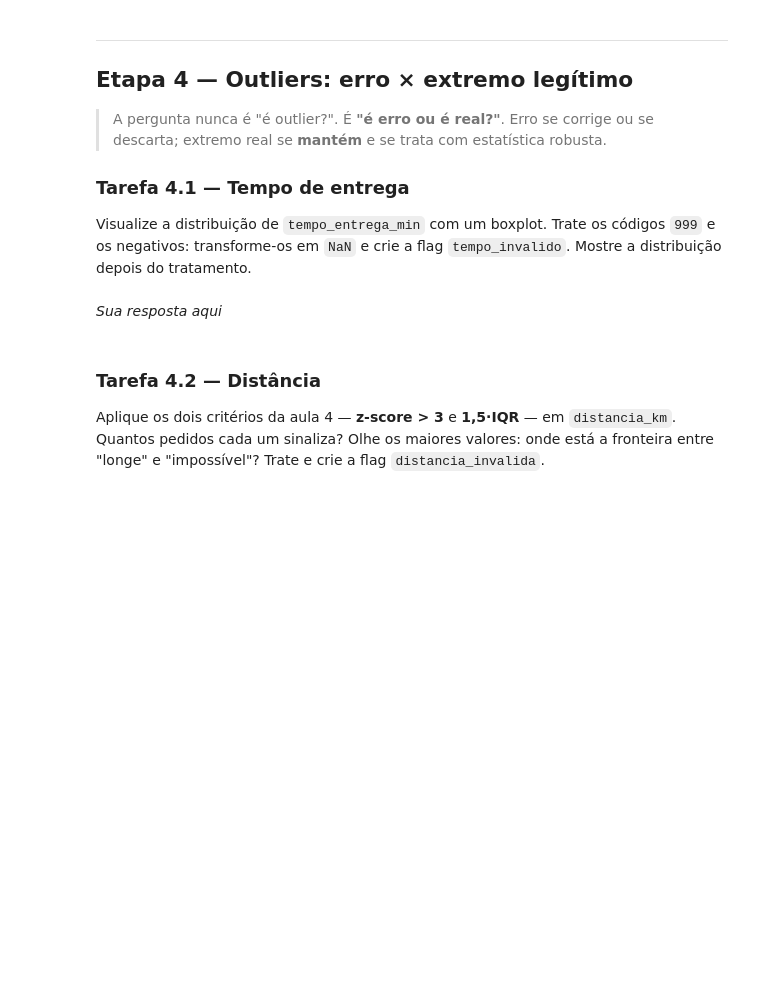
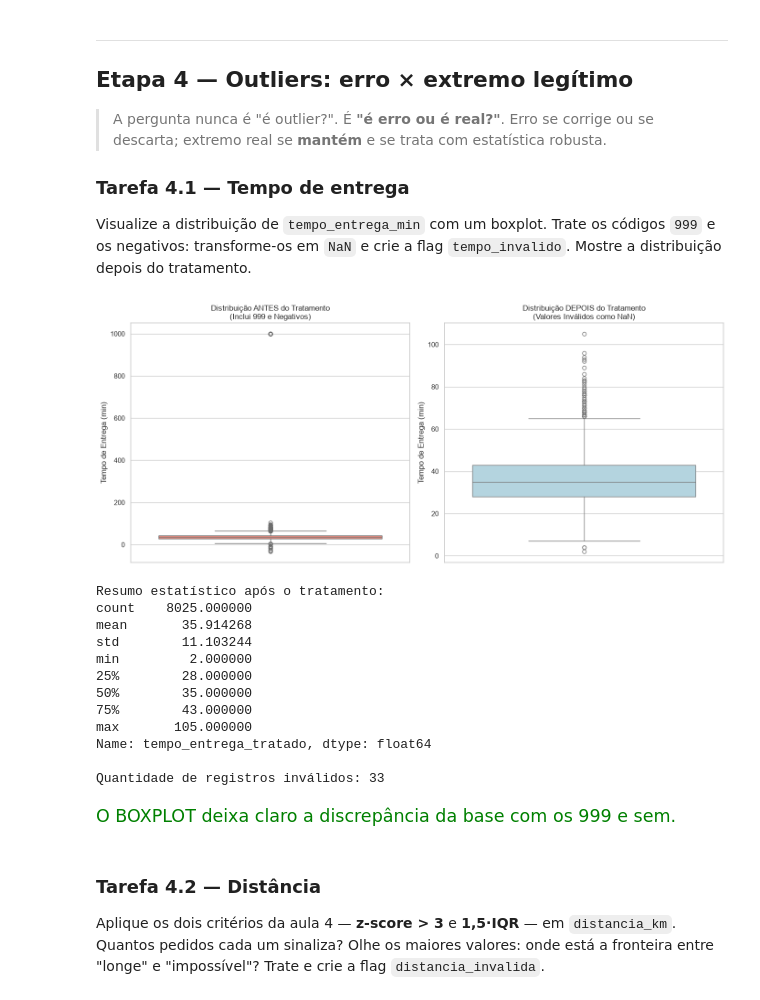
Before and after one commit to eduardoschlemer/TRABALHO-FINAL-ANALISE-EXPLORATORIA, a Jupyter notebook: projeto_final.ipynb, the cells around one changed output. Cells and saved outputs as stored; diff of their text form; code cells hidden in the pictures; blank space fills up the shorter version.

```diff
--- a/projeto_final.ipynb
+++ b/projeto_final.ipynb
@@ -676,9 +675,57 @@ Checkpoint da limpeza OK → (8058, 24)
 ### Tarefa 4.1 — Tempo de entrega
 Visualize a distribuição de `tempo_entrega_min` com um boxplot. Trate os códigos `999` e os negativos: transforme-os em `NaN` e crie a flag `tempo_invalido`. Mostre a distribuição depois do tratamento.
 # %%
-# Sua solução aqui
+# Cria a flag para identificar os códigos inválidos (999 e negativos)
+df["tempo_invalido"] = (df["tempo_entrega_min"] == 999) | (
+    df["tempo_entrega_min"] < 0
+)
+
+# Criando uma nova coluna para manter o histórico ou alterando a atual
+# Aqui vamos criar uma nova coluna 'tempo_entrega_tratado' para comparar os boxplots
+df["tempo_entrega_tratado"] = df["tempo_entrega_min"].mask(df["tempo_invalido"])
+
+
+# --- 3. Visualização com Boxplot ---
+# Configurando a área dos gráficos (1 linha, 2 colunas)
+fig, axes = plt.subplots(1, 2, figsize=(14, 6))
+
+# Boxplot ANTES do tratamento (com os valores 999 e negativos)
+sns.boxplot(y=df["tempo_entrega_min"], ax=axes[0], color="salmon")
+axes[0].set_title("Distribuição ANTES do Tratamento\n(Inclui 999 e Negativos)")
+axes[0].set_ylabel("Tempo de Entrega (min)")
+
+# Boxplot DEPOIS do tratamento (com os NaN desconsiderados automaticamente pelo seaborn)
+sns.boxplot(y=df["tempo_entrega_tratado"], ax=axes[1], color="lightblue")
+axes[1].set_title(
+    "Distribuição DEPOIS do Tratamento\n(Valores Inválidos como NaN)"
+)
+axes[1].set_ylabel("Tempo de Entrega (min)")
+
+# Ajustando o layout e exibindo
+plt.tight_layout()
+plt.show()
+
+# --- 4. Verificação rápida dos resultados ---
+
+print("Resumo estatístico após o tratamento:")
+print(df["tempo_entrega_tratado"].describe())
+print(f"\nQuantidade de registros inválidos: {df['tempo_invalido'].sum()}")
+# %% [output]
+[figure, added]
+Resumo estatístico após o tratamento:
+count    8025.000000
+mean       35.914268
+std        11.103244
+min         2.000000
+25%        28.000000
+50%        35.000000
+75%        43.000000
+max       105.000000
+Name: tempo_entrega_tratado, dtype: float64
+
+Quantidade de registros inválidos: 33
 # %% [markdown]
-*Sua resposta aqui*
+<span style="color:green; font-size:125%">O BOXPLOT deixa claro a discrepância da base com os 999 e sem.</span>
 # %% [markdown]
 ### Tarefa 4.2 — Distância
 Aplique os dois critérios da aula 4 — **z-score > 3** e **1,5·IQR** — em `distancia_km`. Quantos pedidos cada um sinaliza? Olhe os maiores valores: onde está a fronteira entre "longe" e "impossível"? Trate e crie a flag `distancia_invalida`.
```
Also changed, not shown: parts of 11 cells of this notebook.
